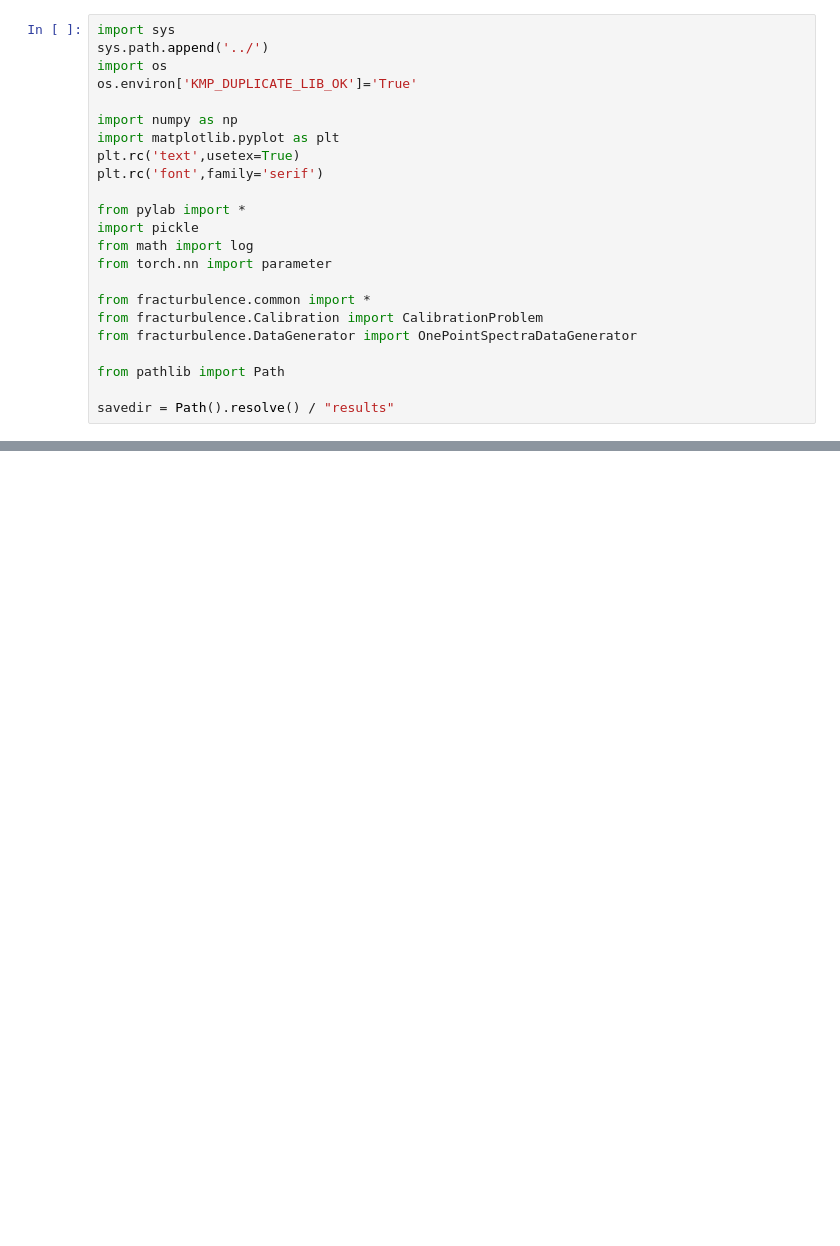
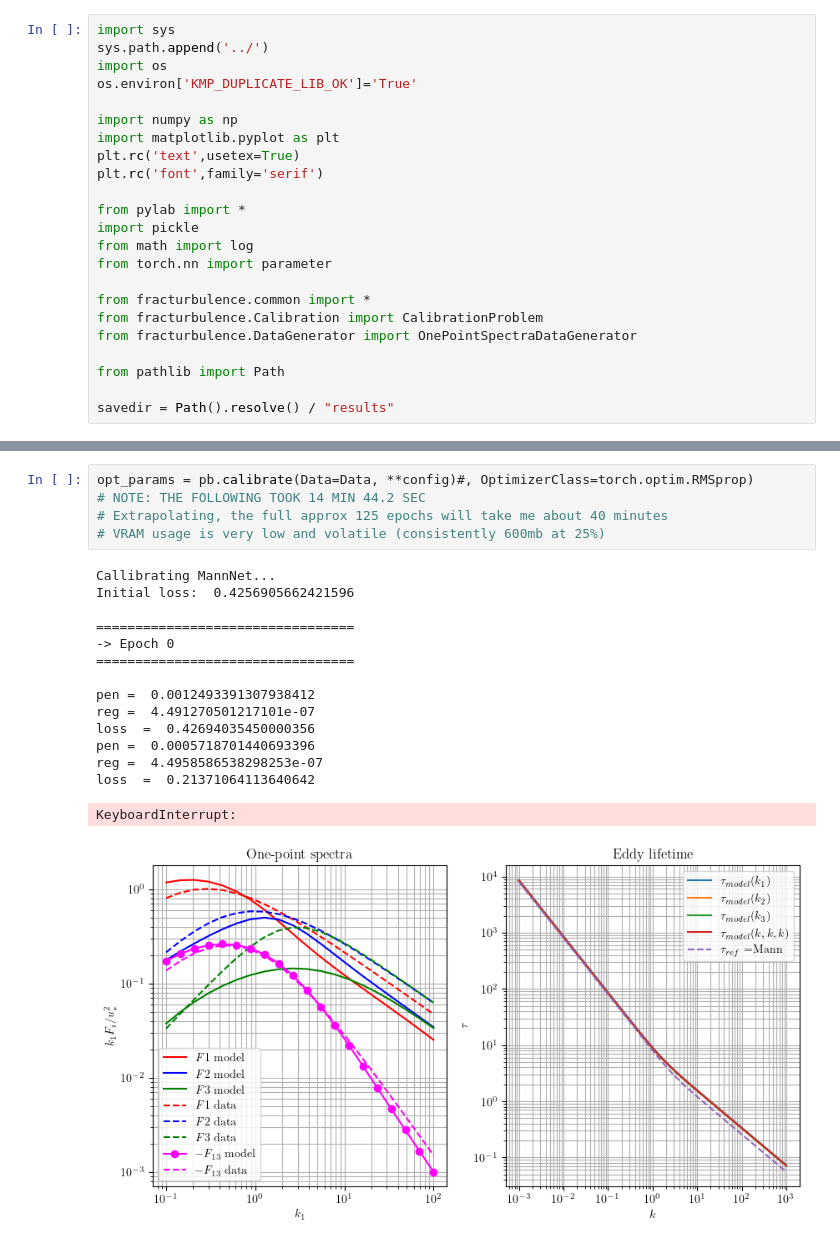
Before and after one commit to METHODS-Group/DRDMannTurb, a Jupyter notebook: script/Calibration.ipynb, the cells around one changed output, grey strips where cells are left out. Cells and saved outputs as stored; diff of their text form; blank space fills up the shorter version.

```diff
--- a/script/Calibration.ipynb
+++ b/script/Calibration.ipynb
@@ -151,0 +160,21 @@ plt.savefig(config['output_folder']+'initial_guess.png',format='png',dpi=100)
+# %%
+opt_params = pb.calibrate(Data=Data, **config)#, OptimizerClass=torch.optim.RMSprop)
+# NOTE: THE FOLLOWING TOOK 14 MIN 44.2 SEC
+# Extrapolating, the full approx 125 epochs will take me about 40 minutes
+# VRAM usage is very low and volatile (consistently 600mb at 25%)
+# %% [output]
+Callibrating MannNet...
+Initial loss:  0.4256905662421596
+
+=================================
+-> Epoch 0
+=================================
+
+pen =  0.0012493391307938412
+reg =  4.491270501217101e-07
+loss  =  0.42694035450000356
+pen =  0.0005718701440693396
+reg =  4.4958586538298253e-07
+loss  =  0.21371064113640642
+KeyboardInterrupt:
+[figure, added]
```
Also changed, not shown: parts of 6 cells of this notebook, 8 other files.
